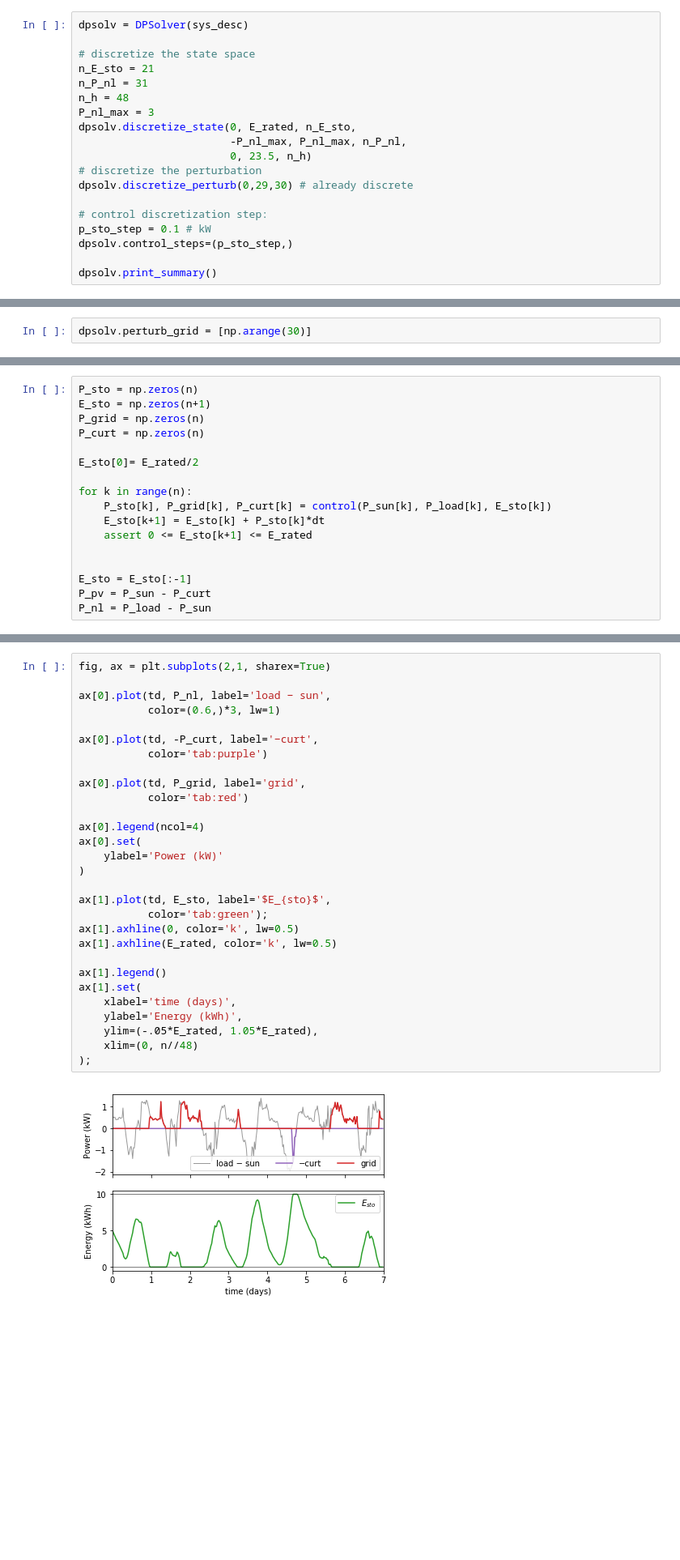
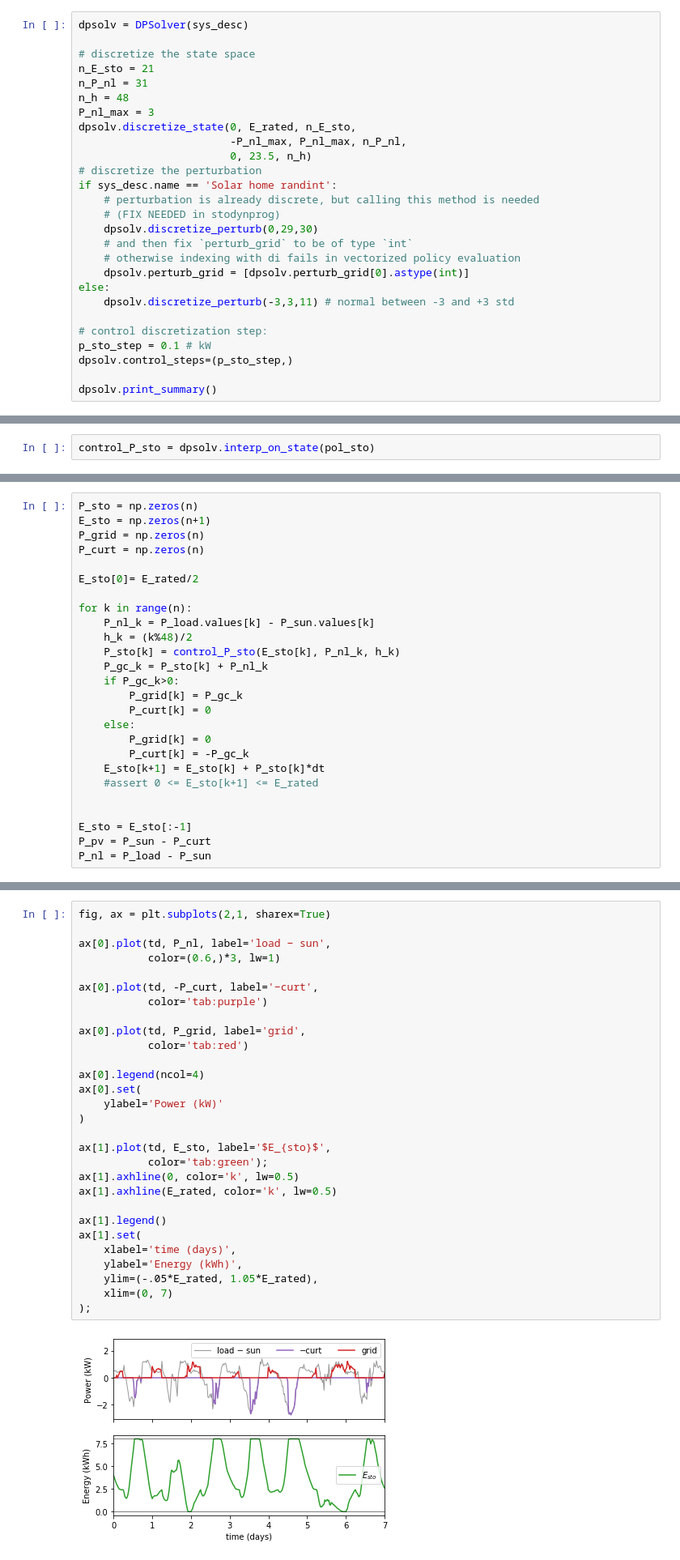
Before and after one commit to pierre-haessig/solarhome-control-bench, a Jupyter notebook: methods/python_sdp/Solar_home_Python_SDP.ipynb, the cells around one changed output, grey strips where cells are left out. Shown at 81% size. Cells and saved outputs as stored; diff of their text form; blank space fills up the shorter version.

```diff
--- a/methods/python_sdp/Solar_home_Python_SDP.ipynb
+++ b/methods/python_sdp/Solar_home_Python_SDP.ipynb
@@ -295,7 +385,15 @@ dpsolv.discretize_state(0, E_rated, n_E_sto,
                         -P_nl_max, P_nl_max, n_P_nl,
                         0, 23.5, n_h)
 # discretize the perturbation
-dpsolv.discretize_perturb(0,29,30) # already discrete
+if sys_desc.name == 'Solar home randint':
+    # perturbation is already discrete, but calling this method is needed
+    # (FIX NEEDED in stodynprog)
+    dpsolv.discretize_perturb(0,29,30)
+    # and then fix `perturb_grid` to be of type `int`
+    # otherwise indexing with di fails in vectorized policy evaluation
+    dpsolv.perturb_grid = [dpsolv.perturb_grid[0].astype(int)]
+else:
+    dpsolv.discretize_perturb(-3,3,11) # normal between -3 and +3 std
 
 # control discretization step:
 p_sto_step = 0.1 # kW
@@ -324,5 +414,3 @@ Fix perturb_grid to be `int`, otherwise indexing fails in vectorized policy eval
-# %%
-dpsolv.perturb_grid = [np.arange(30)]
 # %%
 dpsolv.perturb_grid
 # %% [output]
@@ -500,0 +760,2 @@ fig.tight_layout()
+# %%
+control_P_sto = dpsolv.interp_on_state(pol_sto)
@@ -507,9 +774,18 @@ P_curt = np.zeros(n)
 E_sto[0]= E_rated/2
 
 for k in range(n):
-    P_sto[k], P_grid[k], P_curt[k] = control(P_sun[k], P_load[k], E_sto[k])
+    P_nl_k = P_load.values[k] - P_sun.values[k]
+    h_k = (k%48)/2
+    P_sto[k] = control_P_sto(E_sto[k], P_nl_k, h_k)
+    P_gc_k = P_sto[k] + P_nl_k
+    if P_gc_k>0:
+        P_grid[k] = P_gc_k
+        P_curt[k] = 0
+    else:
+        P_grid[k] = 0
+        P_curt[k] = -P_gc_k
     E_sto[k+1] = E_sto[k] + P_sto[k]*dt
-    assert 0 <= E_sto[k+1] <= E_rated
+    #assert 0 <= E_sto[k+1] <= E_rated
 
 
 E_sto = E_sto[:-1]
@@ -530,31 +806,31 @@ E_grid:   3.78 kWh/d
 # %%
 fig, ax = plt.subplots(2,1, sharex=True)
 
 ax[0].plot(td, P_nl, label='load − sun',
            color=(0.6,)*3, lw=1)
 
 ax[0].plot(td, -P_curt, label='−curt',
            color='tab:purple')
 
 ax[0].plot(td, P_grid, label='grid',
            color='tab:red')
 
 ax[0].legend(ncol=4)
 ax[0].set(
     ylabel='Power (kW)'
 )
 
 ax[1].plot(td, E_sto, label='$E_{sto}$',
            color='tab:green');
 ax[1].axhline(0, color='k', lw=0.5)
 ax[1].axhline(E_rated, color='k', lw=0.5)
 
 ax[1].legend()
 ax[1].set(
     xlabel='time (days)',
     ylabel='Energy (kWh)',
     ylim=(-.05*E_rated, 1.05*E_rated),
-    xlim=(0, n//48)
+    xlim=(0, 7)
 );
 # %% [output]
-[figure, old version]
+[figure, new version]
```
Also changed, not shown: parts of 68 cells of this notebook.
